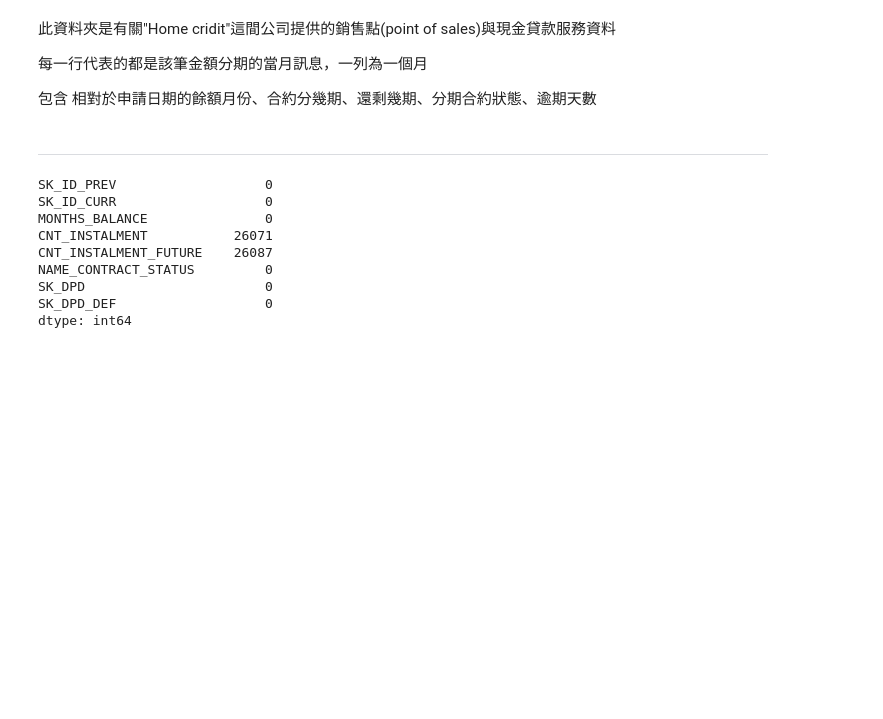
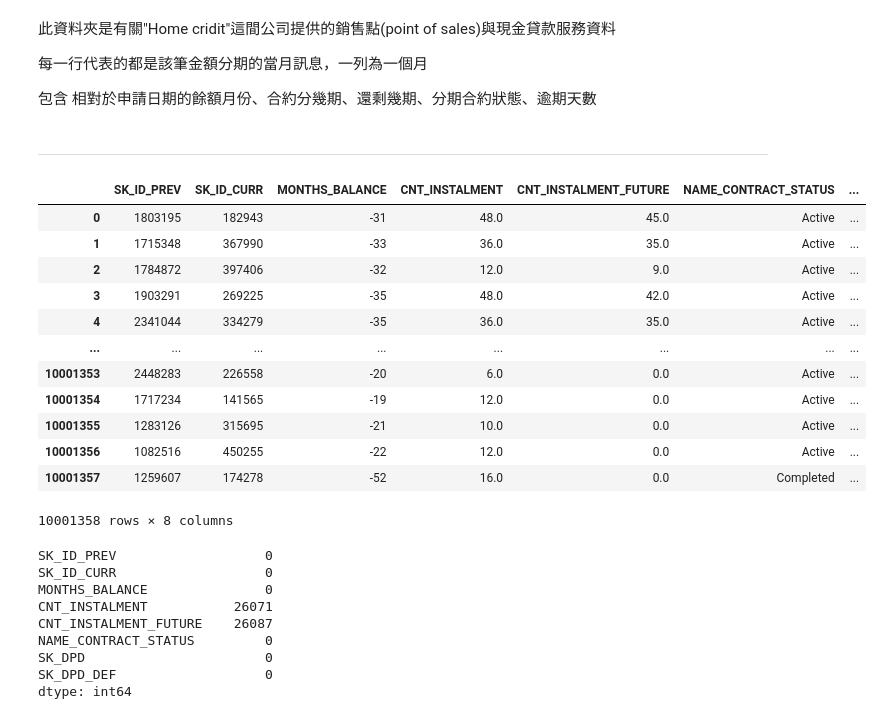
Before and after one commit to stansuo/BDSE12-Group3, a Jupyter notebook: notebooks/homecdt_eda/Aiyd_POS_CASH_balance_EDA.ipynb, the cells around one changed output. Drawn from its saved outputs; the diff is of its cells as text; code cells hidden in the pictures; blank space fills up the shorter version.

```diff
--- a/notebooks/homecdt_eda/Aiyd_POS_CASH_balance_EDA.ipynb
+++ b/notebooks/homecdt_eda/Aiyd_POS_CASH_balance_EDA.ipynb
@@ -20,6 +20,22 @@ pd.__version__ , np.__version__
 ---
 # %%
 data = pd.read_csv('..\\..\\Desktop\\home-credit-default-risk\\POS_CASH_balance.csv')
+# %%
+data
+# %% [output]
+|  | SK_ID_PREV | SK_ID_CURR | MONTHS_BALANCE | CNT_INSTALMENT | CNT_INSTALMENT_FUTURE | NAME_CONTRACT_STATUS | ... |
+| 0 | 1803195 | 182943 | -31 | 48.0 | 45.0 | Active | ... |
+| 1 | 1715348 | 367990 | -33 | 36.0 | 35.0 | Active | ... |
+| 2 | 1784872 | 397406 | -32 | 12.0 | 9.0 | Active | ... |
+| 3 | 1903291 | 269225 | -35 | 48.0 | 42.0 | Active | ... |
+| 4 | 2341044 | 334279 | -35 | 36.0 | 35.0 | Active | ... |
+| ... | ... | ... | ... | ... | ... | ... | ... |
+| 10001353 | 2448283 | 226558 | -20 | 6.0 | 0.0 | Active | ... |
+| 10001354 | 1717234 | 141565 | -19 | 12.0 | 0.0 | Active | ... |
+| 10001355 | 1283126 | 315695 | -21 | 10.0 | 0.0 | Active | ... |
+| 10001356 | 1082516 | 450255 | -22 | 12.0 | 0.0 | Active | ... |
+| 10001357 | 1259607 | 174278 | -52 | 16.0 | 0.0 | Completed | ... |
+10001358 rows × 8 columns
 # %%
 data.isnull().sum()
 # %% [output]
```
Also changed, not shown: parts of 5 cells of this notebook, 10 other files.
